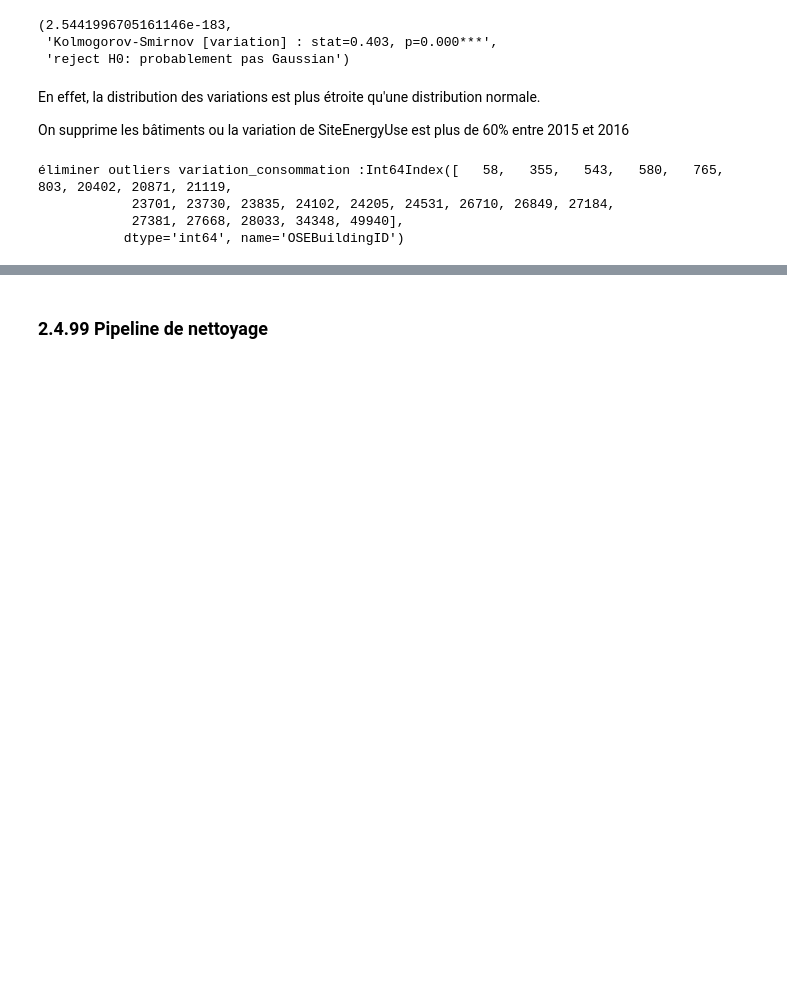
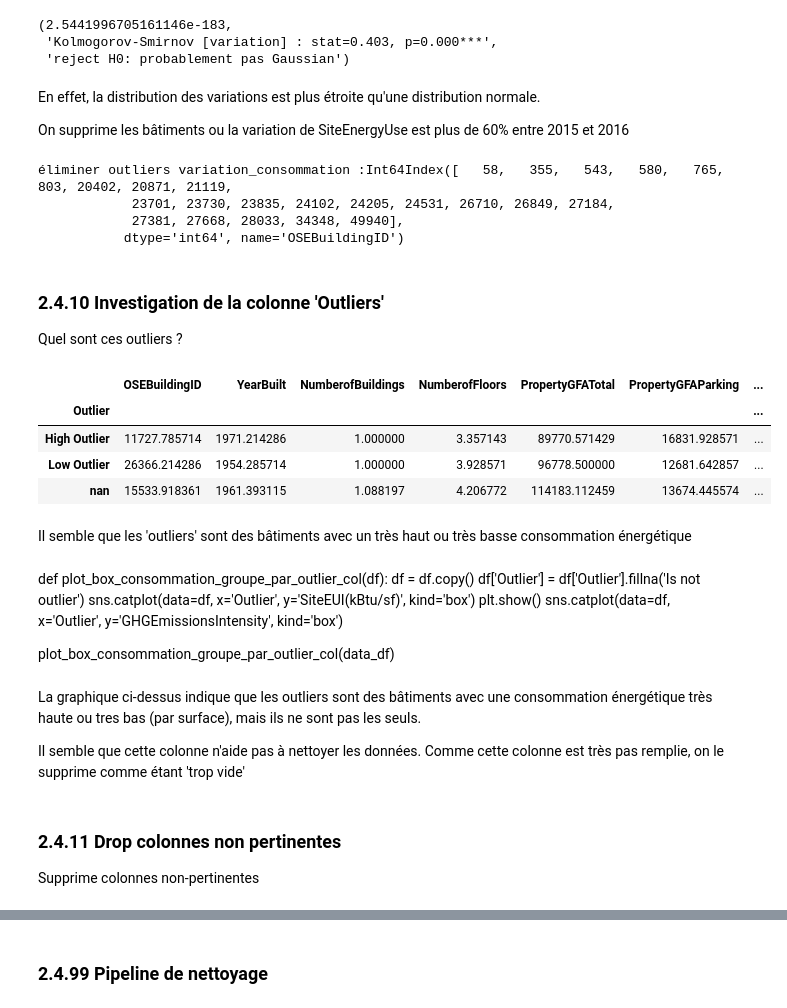
Before and after one commit to mrcreasey/oc-ds-p4-supervised-learning, a Jupyter notebook: Pélec_01_notebook.ipynb, the cells around one changed output, grey strips where cells are left out. Drawn from its saved outputs; the diff is of its cells as text; code cells hidden in the pictures; blank space fills up the shorter version.

```diff
--- a/Pélec_01_notebook.ipynb
+++ b/Pélec_01_notebook.ipynb
@@ -1386,3 +1387,34 @@ data_df = data_df.pipe(drop_outliers_variation_consommation)
             23701, 23730, 23835, 24102, 24205, 24531, 26710, 26849, 27184,
             27381, 27668, 28033, 34348, 49940],
            dtype='int64', name='OSEBuildingID')
+# %% [markdown]
+### 2.4.10 Investigation de la colonne 'Outliers'
+
+Quel sont ces outliers ?
+# %%
+data_df.groupby('Outlier', dropna=False).mean().style.background_gradient()
+# %% [output]
+|  | OSEBuildingID | YearBuilt | NumberofBuildings | NumberofFloors | PropertyGFATotal | PropertyGFAParking | ... |
+| Outlier |  |  |  |  |  |  | ... |
+| High Outlier | 11727.785714 | 1971.214286 | 1.000000 | 3.357143 | 89770.571429 | 16831.928571 | ... |
+| Low Outlier | 26366.214286 | 1954.285714 | 1.000000 | 3.928571 | 96778.500000 | 12681.642857 | ... |
+| nan | 15533.918361 | 1961.393115 | 1.088197 | 4.206772 | 114183.112459 | 13674.445574 | ... |
+# %% [markdown]
+Il semble que les 'outliers' sont des bâtiments avec un très haut ou très basse consommation énergétique
+# %% [markdown]
+def plot_box_consommation_groupe_par_outlier_col(df):
+df = df.copy()
+df['Outlier'] = df['Outlier'].fillna('Is not outlier')
+sns.catplot(data=df, x='Outlier', y='SiteEUI(kBtu/sf)', kind='box')
+plt.show()
+sns.catplot(data=df, x='Outlier', y='GHGEmissionsIntensity', kind='box')
+
+plot_box_consommation_groupe_par_outlier_col(data_df)
+# %% [markdown]
+La graphique ci-dessus indique que les outliers sont des bâtiments avec une consommation énergétique très haute ou tres bas (par surface), mais ils ne sont pas les seuls.
+
+Il semble que cette colonne n'aide pas à nettoyer les données. Comme cette colonne est très pas remplie, on le supprime comme étant 'trop vide'
+# %% [markdown]
+### 2.4.11 Drop colonnes non pertinentes
+
+Supprime colonnes non-pertinentes
```
Also changed, not shown: parts of 19 cells of this notebook, 1 other file.
